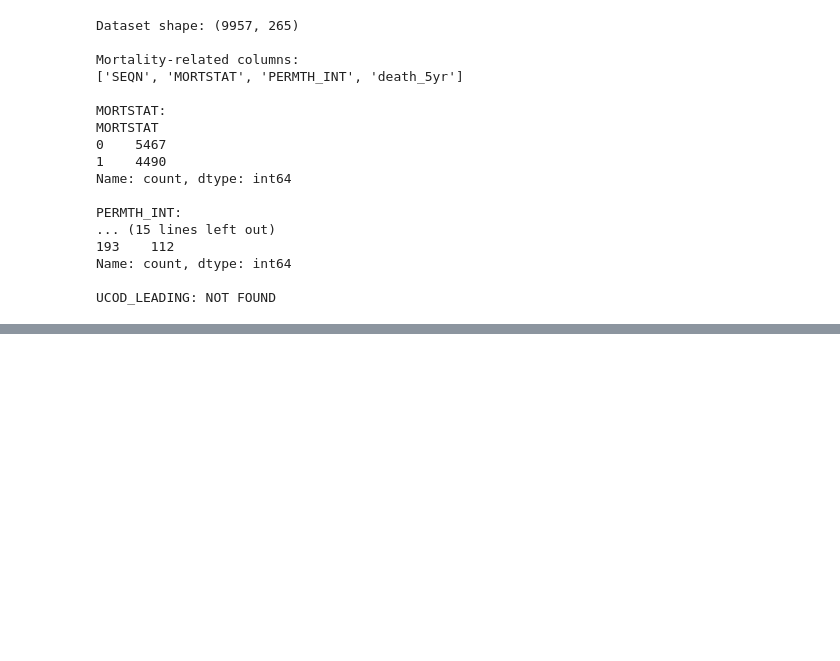
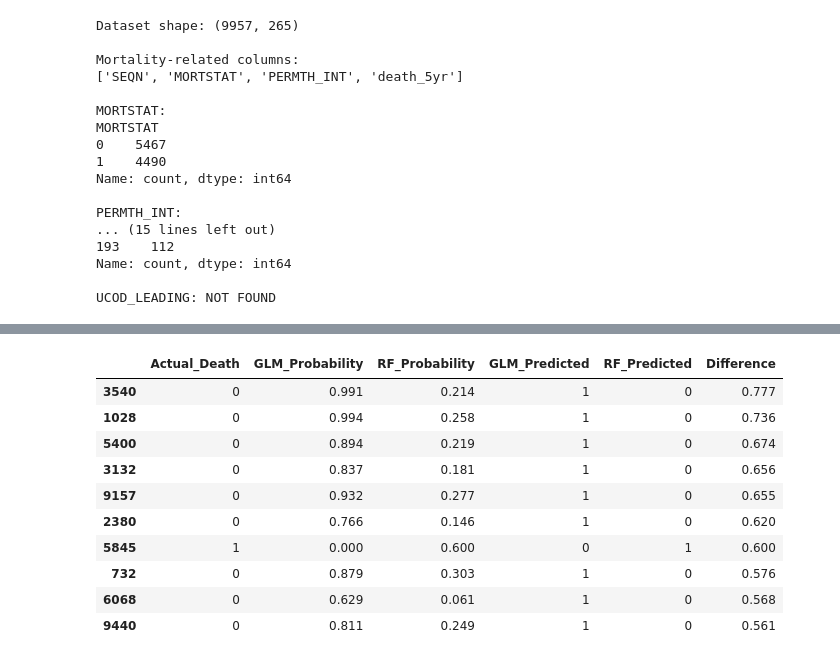
Before and after one commit to Evode-Manirahari/nhanes-cardiovascular-ml, a Jupyter notebook: notebooks/03_onehot_baseline_cv.ipynb, the cells around one changed output, grey strips where cells are left out. Drawn from its saved outputs; the diff is of its cells as text; code cells hidden in the pictures; blank space fills up the shorter version.

Commit message:
Add full-feature SHAP comparison and stability experiments

```diff
--- a/notebooks/03_onehot_baseline_cv.ipynb
+++ b/notebooks/03_onehot_baseline_cv.ipynb
@@ -1287,0 +1754,84 @@ UCOD_LEADING: NOT FOUND
+# %%
+import numpy as np
+import pandas as pd
+
+from sklearn.base import clone
+from sklearn.model_selection import train_test_split
+from sklearn.metrics import roc_auc_score
+
+# 1. Same participants for both models
+X_train_all, X_test_all, y_train_all, y_test_all = train_test_split(
+    X_all,
+    y_all,
+    test_size=0.20,
+    stratify=y_all,
+    random_state=42
+)
+
+print("Training participants:", len(X_train_all))
+print("Test participants:", len(X_test_all))
+print("Features:", X_train_all.shape[1])
+
+# 2. Train Logistic Regression on training data only
+glm_full_fit = clone(full_models["Logistic Regression"])
+glm_full_fit.fit(X_train_all, y_train_all)
+
+# 3. Train Random Forest on the SAME training data
+rf_full_fit = clone(full_models["Random Forest"])
+rf_full_fit.fit(X_train_all, y_train_all)
+
+# 4. Get prediction scores for the SAME test participants
+glm_prob_all = glm_full_fit.predict_proba(X_test_all)[:, 1]
+rf_prob_all = rf_full_fit.predict_proba(X_test_all)[:, 1]
+
+# 5. Compare predictions
+prediction_comparison_all = pd.DataFrame({
+    "Actual_Death": y_test_all,
+    "GLM_Probability": glm_prob_all,
+    "RF_Probability": rf_prob_all
+}, index=X_test_all.index)
+
+prediction_comparison_all["GLM_Predicted"] = (
+    prediction_comparison_all["GLM_Probability"] >= 0.5
+).astype(int)
+
+prediction_comparison_all["RF_Predicted"] = (
+    prediction_comparison_all["RF_Probability"] >= 0.5
+).astype(int)
+
+prediction_comparison_all["Difference"] = np.abs(
+    prediction_comparison_all["GLM_Probability"]
+    - prediction_comparison_all["RF_Probability"]
+)
+
+disagreement_all = (
+    prediction_comparison_all["GLM_Predicted"]
+    != prediction_comparison_all["RF_Predicted"]
+)
+
+# 6. Display results
+print("\nFull-Feature Prediction Comparison")
+print("---------------------------------")
+
+print("Test participants:", len(X_test_all))
+print("Different classifications:", disagreement_all.sum())
+print("Disagreement rate:",
+      round(disagreement_all.mean() * 100, 2), "%")
+
+print("Average probability difference:",
+      round(prediction_comparison_all["Difference"].mean(), 3))
+
+print("\nHeld-out ROC-AUC:")
+print("Logistic Regression:",
+      round(roc_auc_score(y_test_all, glm_prob_all), 3))
+print("Random Forest:",
+      round(roc_auc_score(y_test_all, rf_prob_all), 3))
+
+print("\nParticipants with largest differences:")
+display(
+    prediction_comparison_all
+    .sort_values("Difference", ascending=False)
+    .head(10)
+    .round(3)
+)
+# %% [output]
@@ -1287,0 +1854,11 @@ UCOD_LEADING: NOT FOUND
+|  | Actual_Death | GLM_Probability | RF_Probability | GLM_Predicted | RF_Predicted | Difference |
+| 3540 | 0 | 0.991 | 0.214 | 1 | 0 | 0.777 |
+| 1028 | 0 | 0.994 | 0.258 | 1 | 0 | 0.736 |
+| 5400 | 0 | 0.894 | 0.219 | 1 | 0 | 0.674 |
+| 3132 | 0 | 0.837 | 0.181 | 1 | 0 | 0.656 |
+| 9157 | 0 | 0.932 | 0.277 | 1 | 0 | 0.655 |
+| 2380 | 0 | 0.766 | 0.146 | 1 | 0 | 0.620 |
+| 5845 | 1 | 0.000 | 0.600 | 0 | 1 | 0.600 |
+| 732 | 0 | 0.879 | 0.303 | 1 | 0 | 0.576 |
+| 6068 | 0 | 0.629 | 0.061 | 1 | 0 | 0.568 |
+| 9440 | 0 | 0.811 | 0.249 | 1 | 0 | 0.561 |
```
Also changed, not shown: parts of 24 cells of this notebook.
